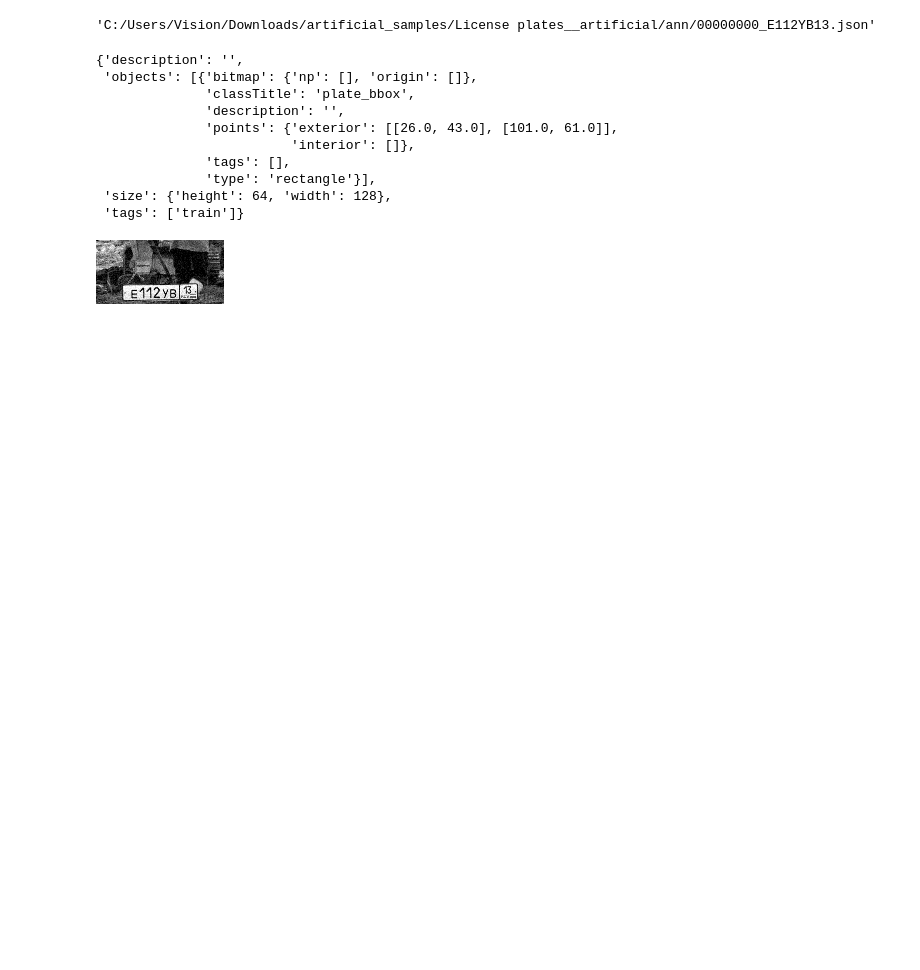
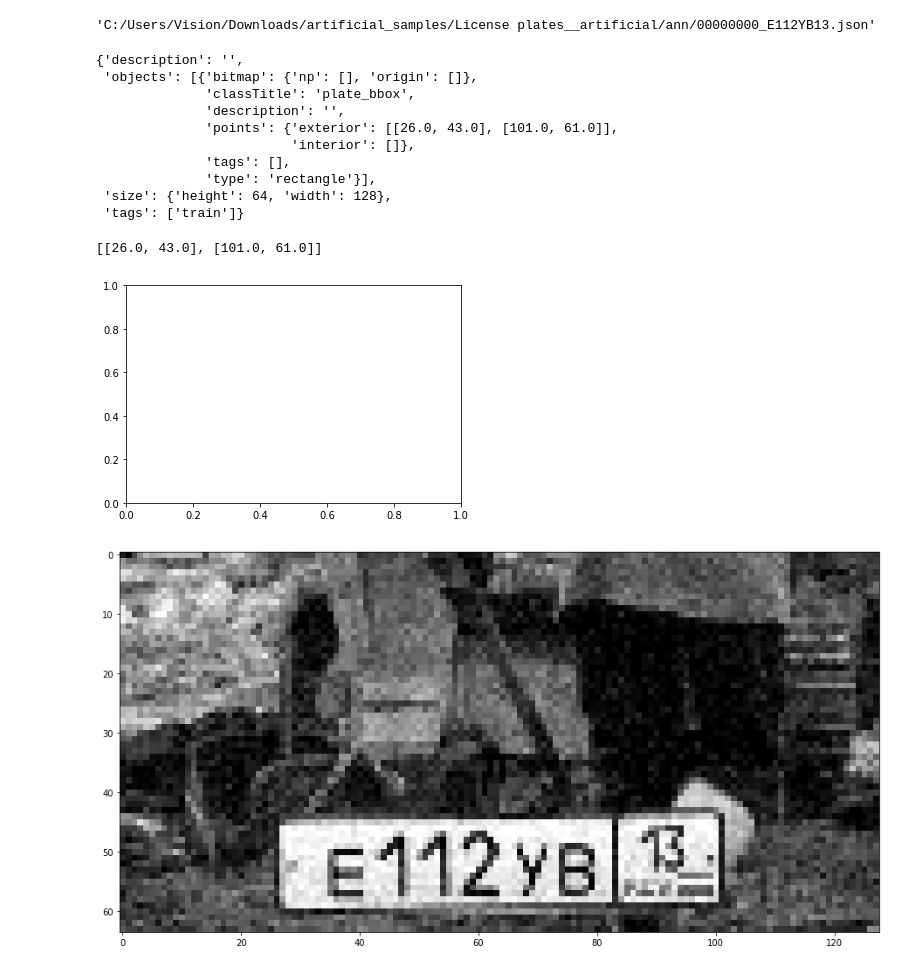
Before and after one commit to tanmaypandey7/License-Plate-Detection-MRCNN, a Jupyter notebook: run.ipynb, the cells around one changed output. Cells and saved outputs as stored; diff of their text form; code cells hidden in the pictures; blank space fills up the shorter version.

Commit message:
trying to display contour

```diff
--- a/run.ipynb
+++ b/run.ipynb
@@ -38,8 +40,23 @@ pprint(data)
               'type': 'rectangle'}],
  'size': {'height': 64, 'width': 128},
  'tags': ['train']}
-# %%
-from IPython.display import display, Image
-display(Image(filename=img[0]))
-# %% [output]
-[figure, removed]
+# %%
+data['objects'][0]['points']['exterior']
+# %% [output]
+[[26.0, 43.0], [101.0, 61.0]]
+# %%
+import matplotlib.image as mpimg
+fig=plt.figure(figsize=(16,8))
+fig,ax = plt.subplots(1)
+
+img_=mpimg.imread(img[0])
+imgplot = plt.imshow(img_,cmap='gray')
+rect = patches.Rectangle((26.0, 43.0),128,64,linewidth=1,edgecolor='r',facecolor='none')
+# [26.0, 43.0], [101.0, 61.0]
+# Add the patch to the Axes
+ax.add_patch(rect)
+
+plt.show()
+# %% [output]
+[figure, added]
+[figure, added]
```
Also changed, not shown: parts of 2 cells of this notebook.
